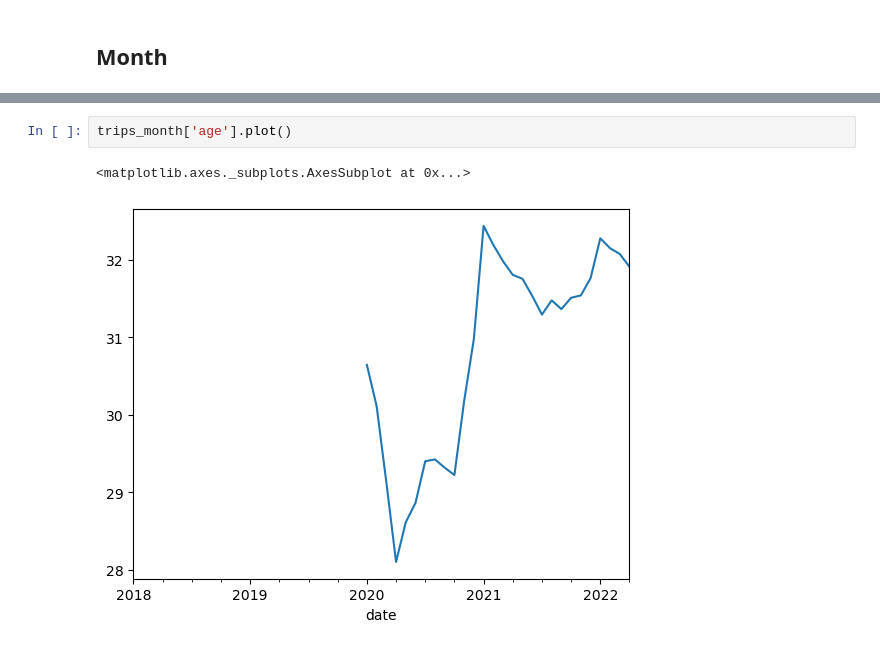
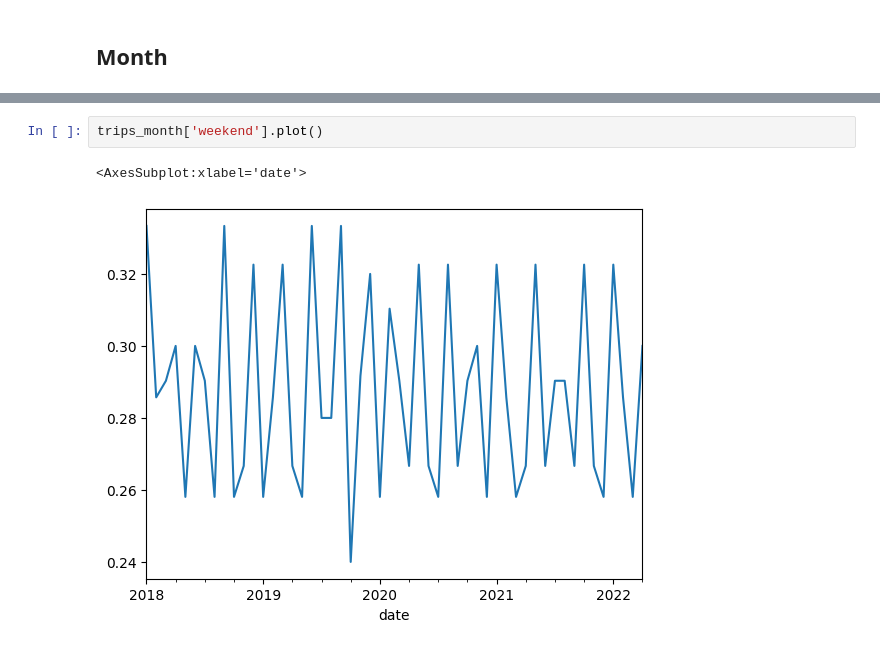
Before and after one commit to anayflima/bss-analysis, a Jupyter notebook: data_analysis/covid_impact.ipynb, the cells around one changed output, grey strips where cells are left out. Drawn from its saved outputs; the diff is of its cells as text.

Commit message:
chore: Plot more variables to see COVID's impact

```diff
--- a/data_analysis/covid_impact.ipynb
+++ b/data_analysis/covid_impact.ipynb
@@ -141,5 +128,5 @@ trips_month['tripduration'].plot()
 # %%
-trips_month['age'].plot()
+trips_month['weekend'].plot()
 # %% [output]
-<matplotlib.axes._subplots.AxesSubplot at 0x...>
+<AxesSubplot:xlabel='date'>
-[figure, old version]
+[figure, new version]
```
Also changed, not shown: parts of 19 cells of this notebook.
